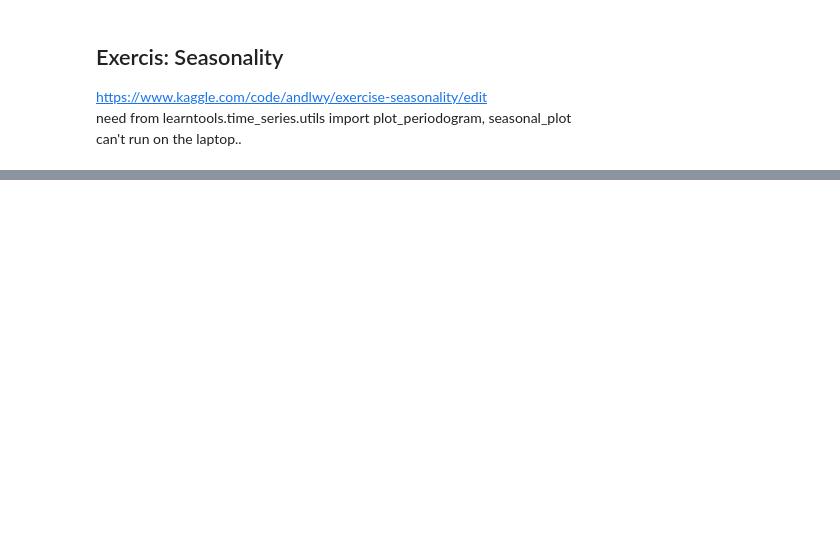
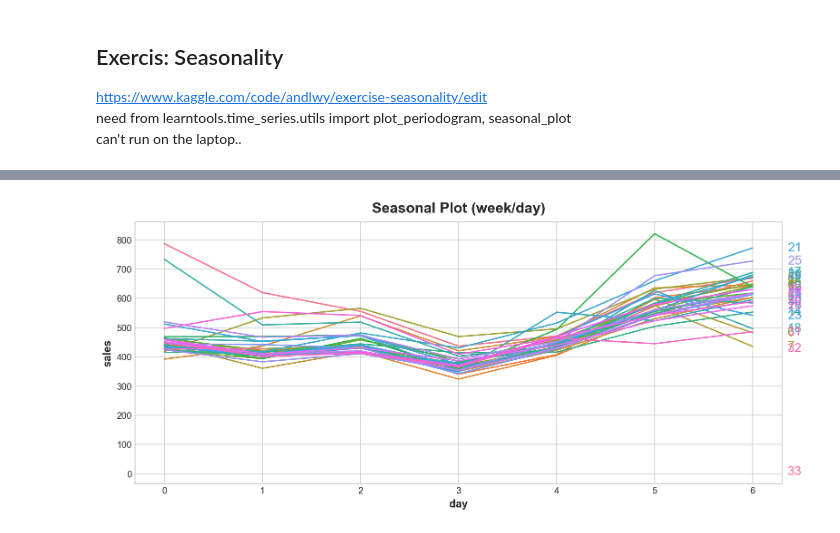
Before and after one commit to riglerandreas/python_first_steps, a Jupyter notebook: Kaggle/Tutorials/TimeSeries/time_series_v1.ipynb, the cells around one changed output, grey strips where cells are left out. Cells and saved outputs as stored; diff of their text form; code cells hidden in the pictures; blank space fills up the shorter version.

```diff
--- a/Kaggle/Tutorials/TimeSeries/time_series_v1.ipynb
+++ b/Kaggle/Tutorials/TimeSeries/time_series_v1.ipynb
@@ -787,0 +793,36 @@ NameError: name 'seasonal_plot' is not defined
+# %%
+comp_dir = Path('data/store-sales-time-series-forecasting')
+
+holidays_events = pd.read_csv(
+    comp_dir / "holidays_events.csv",
+    dtype={
+        'type': 'category',
+        'locale': 'category',
+        'locale_name': 'category',
+        'description': 'category',
+        'transferred': 'bool',
+    },
+    parse_dates=['date'],
+    infer_datetime_format=True,
+)
+holidays_events = holidays_events.set_index('date').to_period('D')
+
+store_sales = pd.read_csv(
+    comp_dir / 'train.csv',
+    usecols=['store_nbr', 'family', 'date', 'sales'],
+    dtype={
+        'store_nbr': 'category',
+        'family': 'category',
+        'sales': 'float32',
+    },
+    parse_dates=['date'],
+    infer_datetime_format=True,
+)
+store_sales['date'] = store_sales.date.dt.to_period('D')
+store_sales = store_sales.set_index(['store_nbr', 'family', 'date']).sort_index()
+average_sales = (
+    store_sales
+    .groupby('date').mean()
+    .squeeze()
+    .loc['2017']
+)
@@ -787,0 +851,7 @@ NameError: name 'seasonal_plot' is not defined
+# %%
+X = average_sales.to_frame()
+X["week"] = X.index.week
+X["day"] = X.index.dayofweek
+seasonal_plot(X, y='sales', period='week', freq='day');
+# %% [output]
+[figure, added]
```
Also changed, not shown: parts of 10 cells of this notebook.
